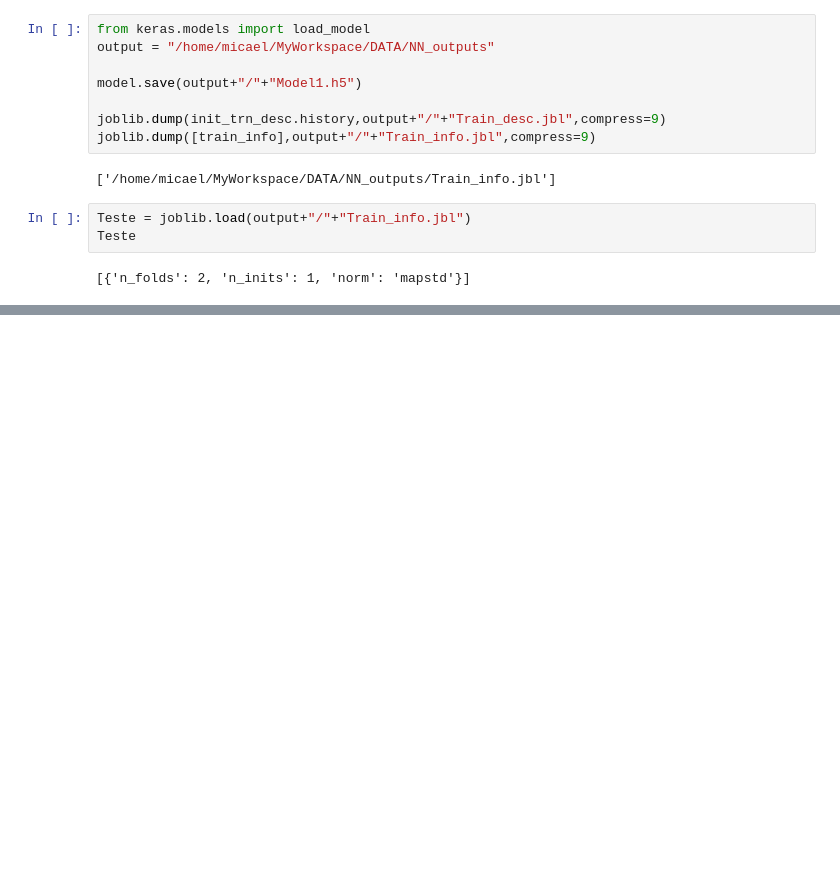
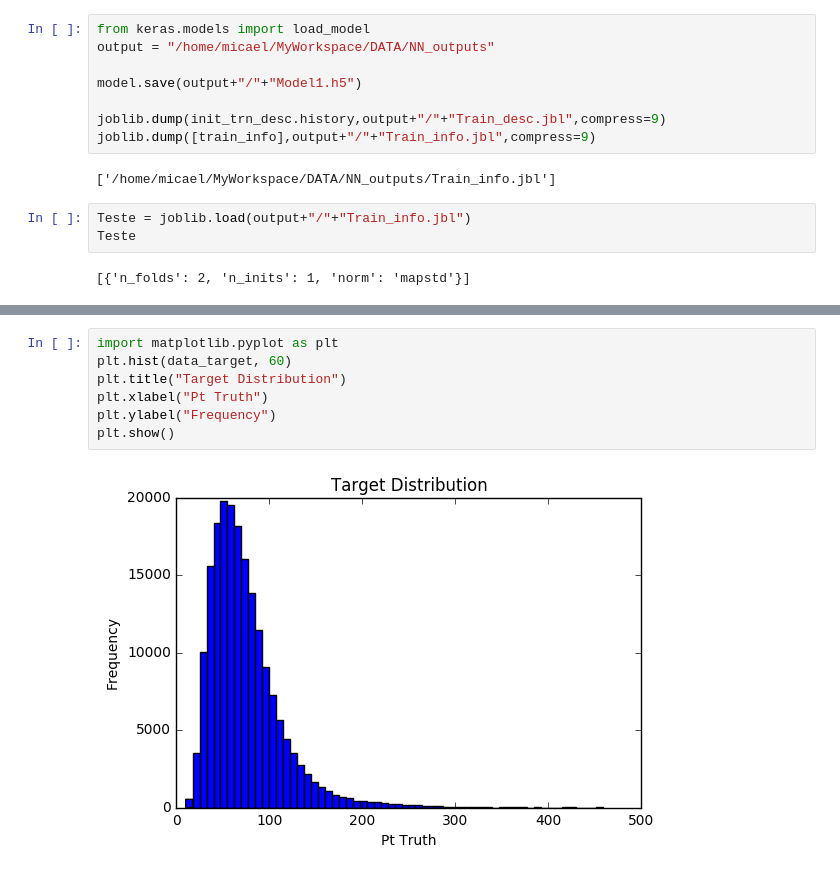
Before and after one commit to micaelverissimo/PtRelAnalysis, a Jupyter notebook: NeuralAnalysis.ipynb, the cells around one changed output, grey strips where cells are left out. Cells and saved outputs as stored; diff of their text form; blank space fills up the shorter version.

```diff
--- a/NeuralAnalysis.ipynb
+++ b/NeuralAnalysis.ipynb
@@ -205,0 +211,9 @@ plt.show()
+# %%
+import matplotlib.pyplot as plt
+plt.hist(data_target, 60)
+plt.title("Target Distribution")
+plt.xlabel("Pt Truth")
+plt.ylabel("Frequency")
+plt.show()
+# %% [output]
+[figure, added]
```
Also changed, not shown: parts of 9 cells of this notebook.
